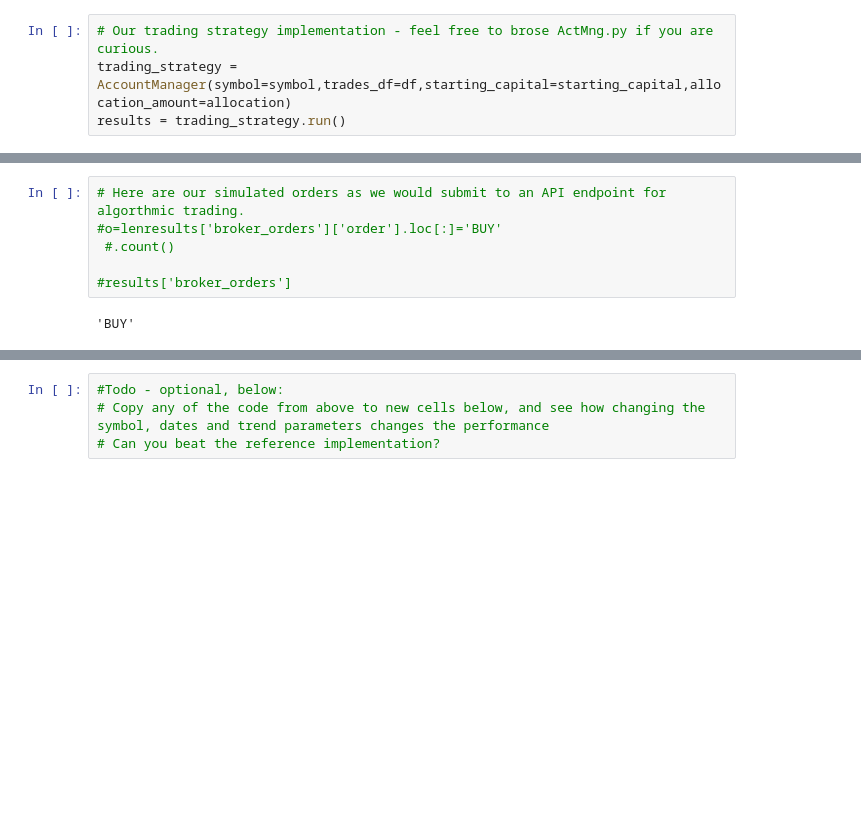
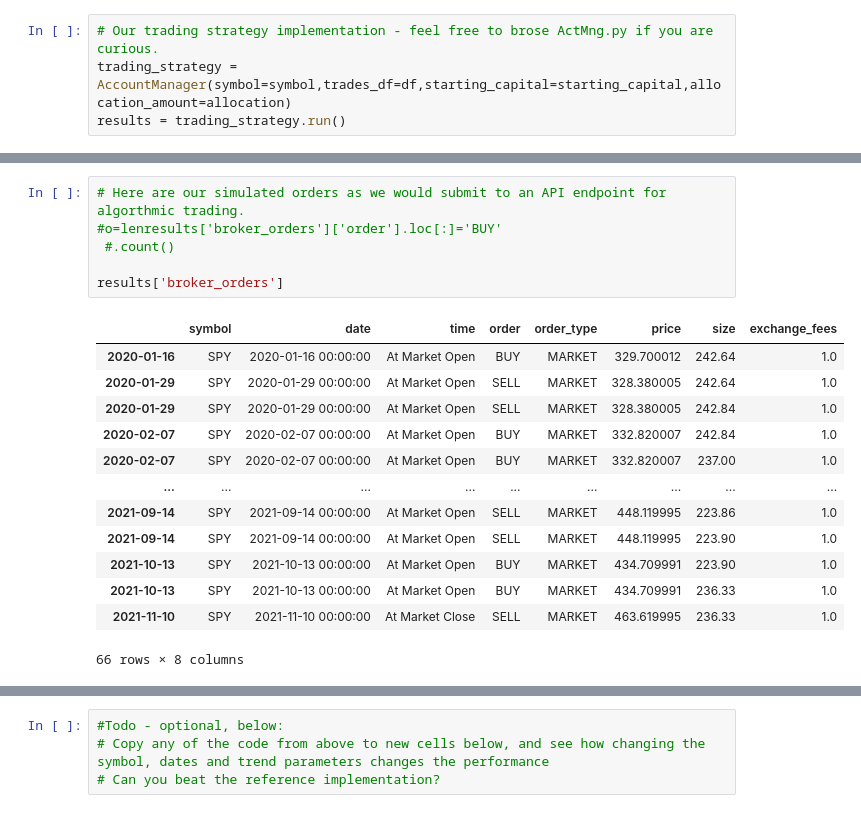
Before and after one commit to EL-Magnific-o/Fintech, a Jupyter notebook: W5C2_template.ipynb, the cells around one changed output, grey strips where cells are left out. Drawn from its saved outputs; the diff is of its cells as text; blank space fills up the shorter version.

```diff
--- a/W5C2_template.ipynb
+++ b/W5C2_template.ipynb
@@ -137,9 +142,21 @@ results['result_df']
 # %%
 # Here are our simulated orders as we would submit to an API endpoint for algorthmic trading.
 #o=lenresults['broker_orders']['order'].loc[:]='BUY'
  #.count()
 
-#results['broker_orders']
+results['broker_orders']
 # %% [output]
+|  | symbol | date | time | order | order_type | price | size | exchange_fees |
+| 2020-01-16 | SPY | 2020-01-16 00:00:00 | At Market Open | BUY | MARKET | 329.700012 | 242.64 | 1.0 |
+| 2020-01-29 | SPY | 2020-01-29 00:00:00 | At Market Open | SELL | MARKET | 328.380005 | 242.64 | 1.0 |
+| 2020-01-29 | SPY | 2020-01-29 00:00:00 | At Market Open | SELL | MARKET | 328.380005 | 242.84 | 1.0 |
+| 2020-02-07 | SPY | 2020-02-07 00:00:00 | At Market Open | BUY | MARKET | 332.820007 | 242.84 | 1.0 |
+| 2020-02-07 | SPY | 2020-02-07 00:00:00 | At Market Open | BUY | MARKET | 332.820007 | 237.00 | 1.0 |
+| ... | ... | ... | ... | ... | ... | ... | ... | ... |
+| 2021-09-14 | SPY | 2021-09-14 00:00:00 | At Market Open | SELL | MARKET | 448.119995 | 223.86 | 1.0 |
+| 2021-09-14 | SPY | 2021-09-14 00:00:00 | At Market Open | SELL | MARKET | 448.119995 | 223.90 | 1.0 |
+| 2021-10-13 | SPY | 2021-10-13 00:00:00 | At Market Open | BUY | MARKET | 434.709991 | 223.90 | 1.0 |
+| 2021-10-13 | SPY | 2021-10-13 00:00:00 | At Market Open | BUY | MARKET | 434.709991 | 236.33 | 1.0 |
+| 2021-11-10 | SPY | 2021-11-10 00:00:00 | At Market Close | SELL | MARKET | 463.619995 | 236.33 | 1.0 |
-'BUY'
+66 rows × 8 columns
 # %%
```
Also changed, not shown: parts of 5 cells of this notebook.
